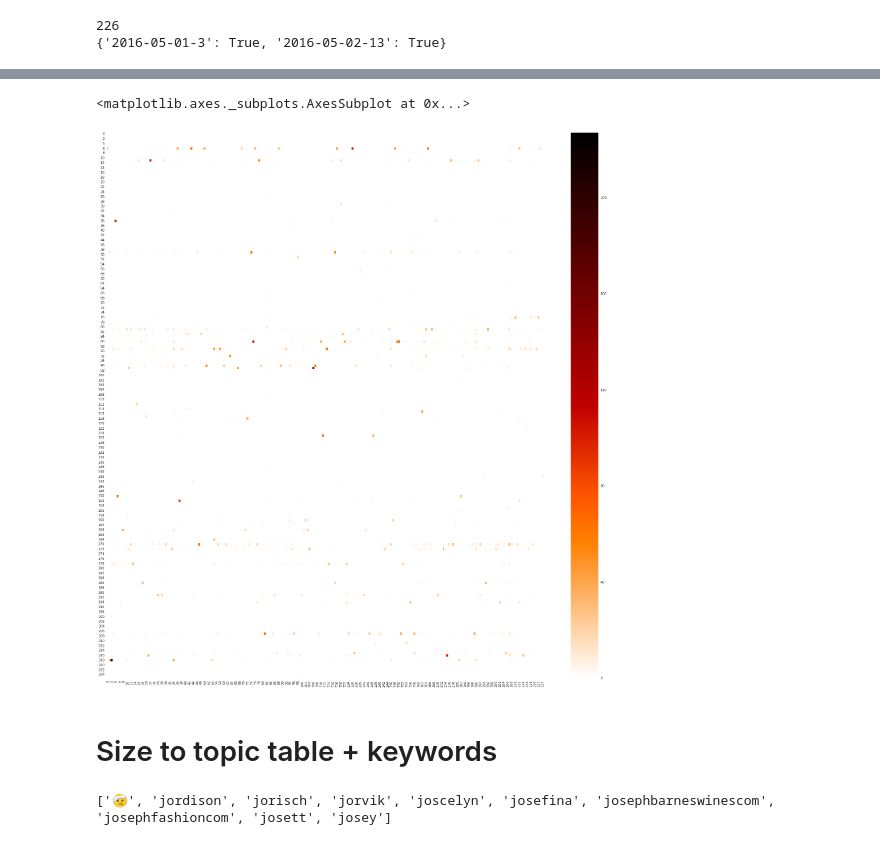
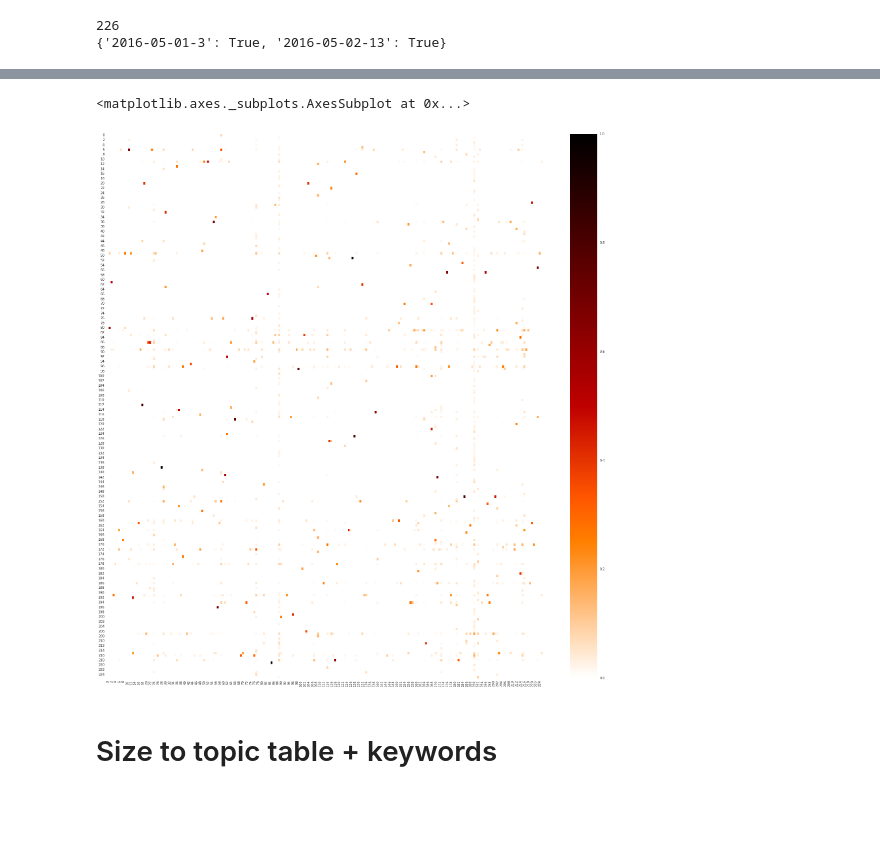
Before and after one commit to patorn/ucl_topic_structure_network_analysis, a Jupyter notebook: network.ipynb, the cells around one changed output, grey strips where cells are left out. Drawn from its saved outputs; the diff is of its cells as text; code cells hidden in the pictures; blank space fills up the shorter version.

```diff
--- a/network.ipynb
+++ b/network.ipynb
@@ -290,19 +329,9 @@ len(lda_topics.keys())
-# %%
-# check missing topic
-for i in range(225):
-    topics[i]
 # %%
 x_data = []
 y_data = []
-for key, value in sorted(lda_topics.items(), key=lambda x: x[1], reverse=True):
+for key, value in sorted(lda_topics.items(), key=lambda x: len(x[1]), reverse=True):
     x_data.append(key)
-    y_data.append(value)
-
-x_data.append('119')
-y_data.append(0)
-
-x_data.append('None')
-y_data.append(0)
+    y_data.append(len(value))
 
 ind = np.arange(0, len(y_data) * 2, 2)
 fig = plt.figure(figsize=(60,10))
@@ -311,5 +340,6 @@ plt.xticks(ind, x_data, rotation=90)
 plt.title("LDA Topic Document Distribution")
 plt.xlabel("Topic")
 plt.ylabel("Frequency")
+fig.savefig('tmp/size_chart_lda.png')
 plt.show()
 # %% [output]
@@ -344,16 +374,7 @@ print(net_data[0])
 # %%
 topics = {}
 
-for item in lda_items:
-    topic_no = item[1]['topic_most_pr']
-    try:
-        topics[topic_no]
-    except KeyError:
-        topics[topic_no] = []
-
-    topics[topic_no].append(item[0])
-
-print(len(topics.keys()))
+topics = lda_topics
 
 lda_data = []
 for key, value in sorted(topics.items(), key=lambda x: x[0]):
@@ -363,5 +384,5 @@ for key, value in sorted(topics.items(), key=lambda x: x[0]):
     lda_data.append(h)
 
 print(len(lda_data))
-print(lda_data[0])
+print(lda_data[1])
 # %% [output]
@@ -394 +412,3 @@ rows = np.dot(net_vectors, np.transpose(lda_vectors))
+# %%
+similarities = cosine_similarity(net_vectors, lda_vectors)
 # %%
@@ -406,10 +418,10 @@ array([[ 0.,  0.,  0., ...,  0.,  0.,  0.],
 # %%
 import seaborn as sns
 
 fig, ax = plt.subplots(figsize=(30, 30))
-sns.heatmap(rows.toarray(), xticklabels=2, yticklabels=2, cmap=plt.cm.gist_heat_r)
+sns.heatmap(similarities, xticklabels=2, yticklabels=2, cmap=plt.cm.gist_heat_r)
 # %% [output]
 <matplotlib.axes._subplots.AxesSubplot at 0x...>
-[figure, old version]
+[figure, new version]
 # %% [markdown]
 # Size to topic table + keywords
@@ -430,10 +461,0 @@ net_topics = sorted(topics.items(), key=lambda x: len(x[1]), reverse=True)
-# %%
-vectorizer = TfidfVectorizer(tokenizer=tokenize, stop_words='english')
-X = vectorizer.fit_transform(token_values)
-indices = np.argsort(vectorizer.idf_)[::-1]
-features = vectorizer.get_feature_names()
-top_n = 10
-top_features = [features[i] for i in indices[:top_n]]
-print(top_features)
-# %% [output]
-['🤕', 'jordison', 'jorisch', 'jorvik', 'joscelyn', 'josefina', 'josephbarneswinescom', 'josephfashioncom', 'josett', 'josey']
```
Also changed, not shown: parts of 72 cells of this notebook.
